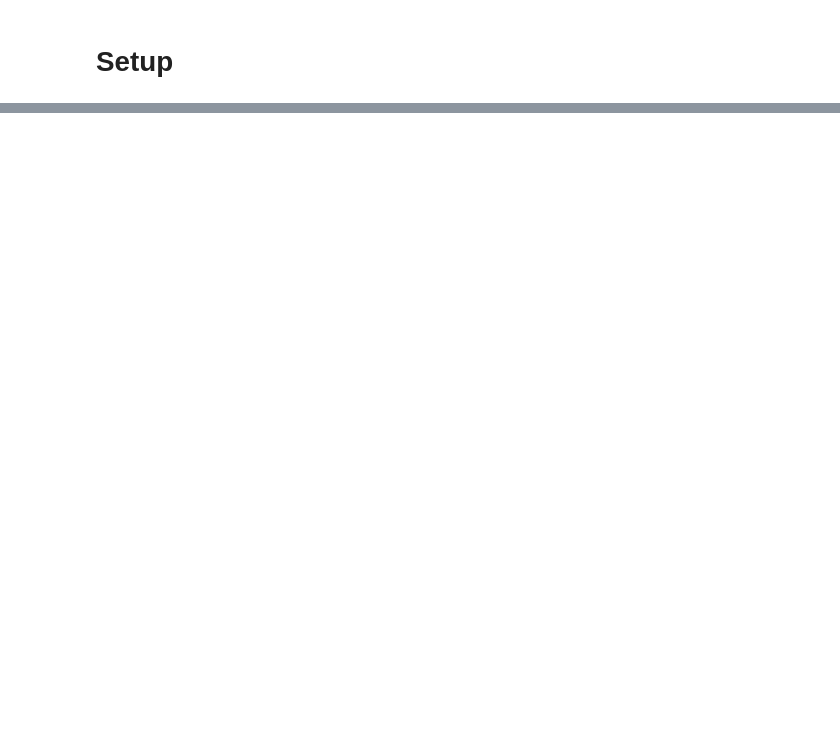
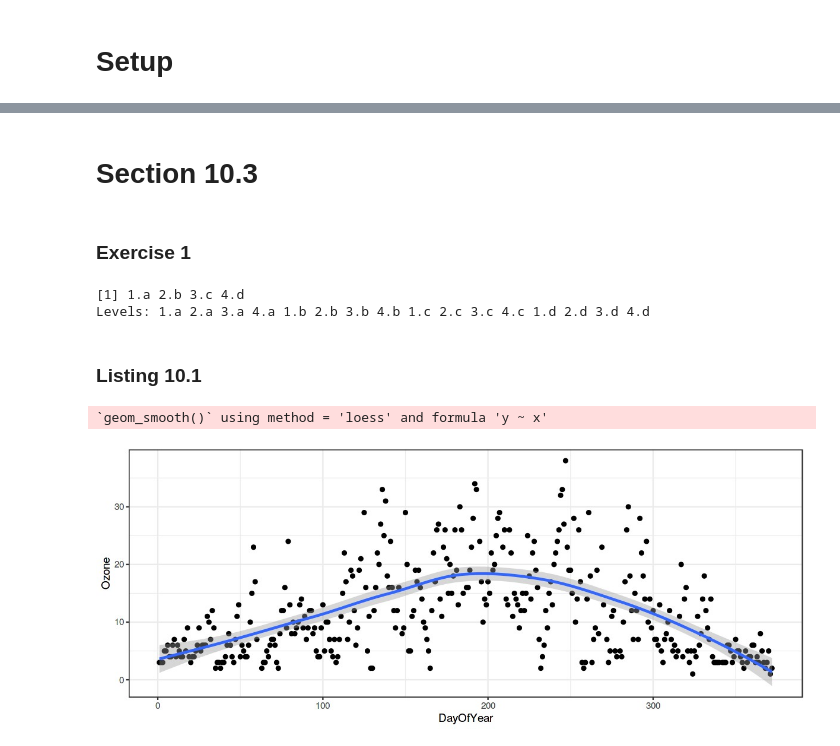
Before and after one commit to brainvat/Hefin-I-Rhys-Machine-Learning-with-R-the-tidyverse-and-mlr, a Jupyter notebook: chapter_10/Chapter 10 - Nonlinear regression with generalized additive models.ipynb, the cells around one changed output, grey strips where cells are left out. Drawn from its saved outputs; the diff is of its cells as text; code cells hidden in the pictures; blank space fills up the shorter version.

```diff
--- a/chapter_10/Chapter 10 - Nonlinear regression with generalized additive models.ipynb
+++ b/chapter_10/Chapter 10 - Nonlinear regression with generalized additive models.ipynb
@@ -50,0 +76,24 @@ ggplot(ozoneUntidy, aes(Value, Ozone)) +
+# %% [markdown]
+# Section 10.3
+# %% [markdown]
+### Exercise 1
+# %%
+interaction(1:4, c("a", "b", "c", "d"))
+# %% [output]
+[1] 1.a 2.b 3.c 4.d
+Levels: 1.a 2.a 3.a 4.a 1.b 2.b 3.b 4.b 1.c 2.c 3.c 4.c 1.d 2.d 3.d 4.d
+# %% [markdown]
+### Listing 10.1
+# %%
+ozoneForGAM <- mutate(ozoneClean,
+                     DayOfYear = as.numeric(interaction(Date, Month))) %>%
+    select(c(-"Date", -"Month"))
+
+
+ggplot(ozoneForGAM, aes(DayOfYear, Ozone)) +
+    geom_point() +
+    geom_smooth() +
+    theme_bw()
+# %% [output]
+`geom_smooth()` using method = 'loess' and formula 'y ~ x'
+[figure, added]
```
Also changed, not shown: parts of 17 cells of this notebook.
